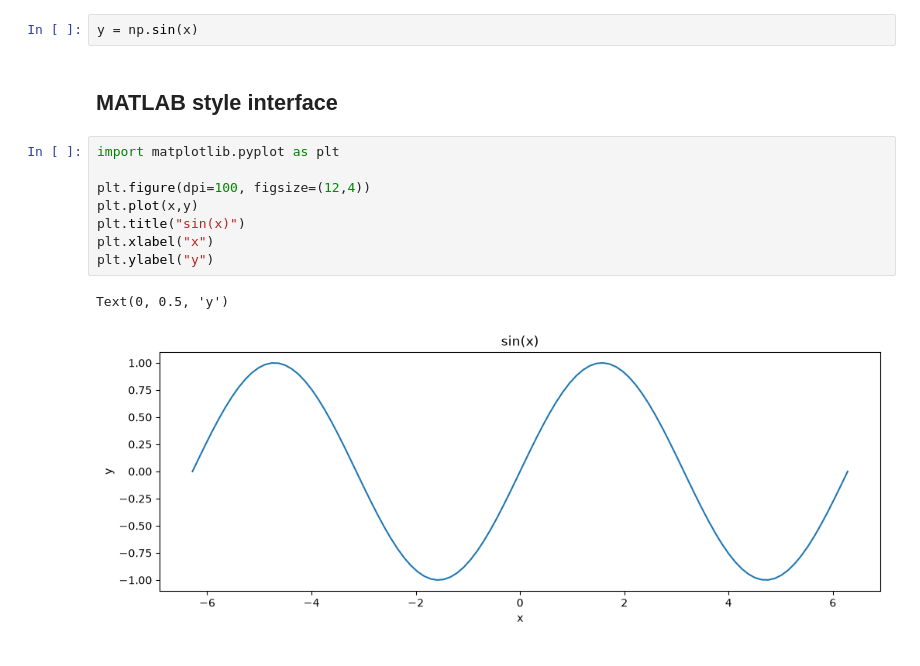
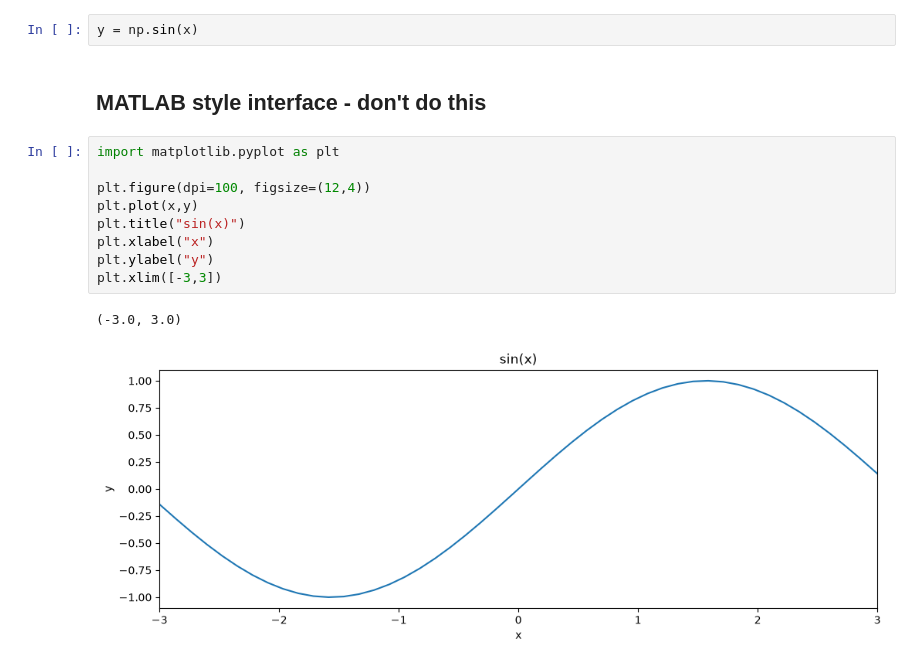
Before and after one commit to kokchun/python_kokchun_giang_aiu26, a Jupyter notebook: code_alongs/12_matplotlib/matplotlib_basics.ipynb, the cells around one changed output. Saved outputs shown, nothing was run; the diff lists cells and outputs as text.

Commit message:
matplotlib graphs

```diff
--- a/code_alongs/12_matplotlib/matplotlib_basics.ipynb
+++ b/code_alongs/12_matplotlib/matplotlib_basics.ipynb
@@ -10,15 +10,16 @@ x.shape
 # %%
 y = np.sin(x)
 # %% [markdown]
-## MATLAB style interface
+## MATLAB style interface - don't do this
 # %%
 import matplotlib.pyplot as plt
 
 plt.figure(dpi=100, figsize=(12,4))
 plt.plot(x,y)
 plt.title("sin(x)")
 plt.xlabel("x")
 plt.ylabel("y")
+plt.xlim([-3,3])
 # %% [output]
-Text(0, 0.5, 'y')
+(-3.0, 3.0)
-[figure, old version]
+[figure, new version]
```
Also changed, not shown: parts of 4 cells of this notebook, 1 other file.
